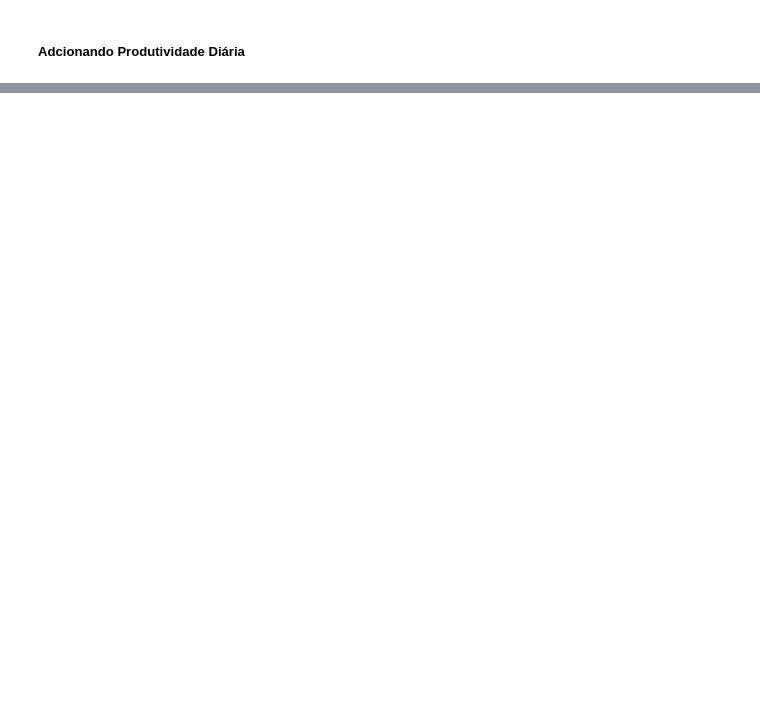
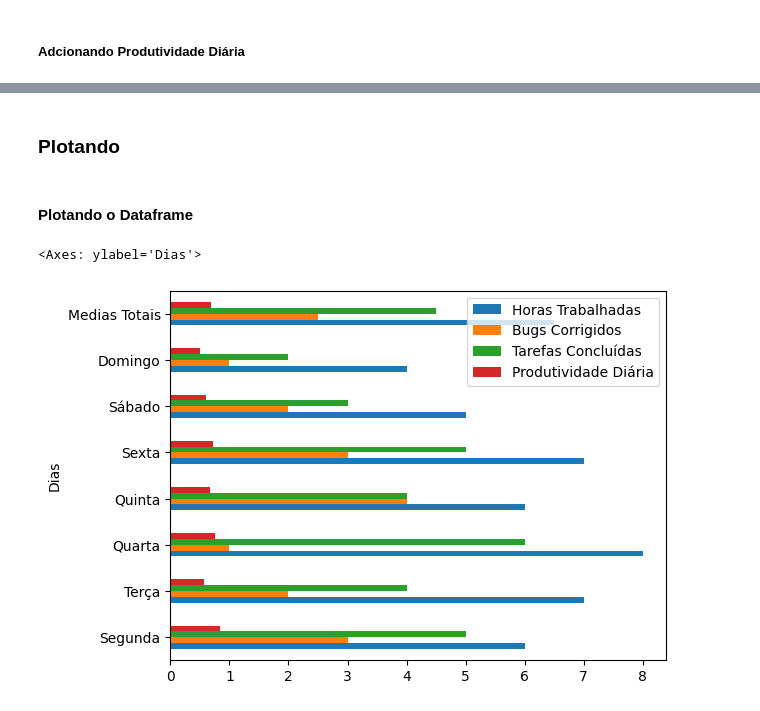
Before and after one commit to NewKanvas/M4-Projeto-Individual, a Jupyter notebook: notebook.ipynb, the cells around one changed output, grey strips where cells are left out. Drawn from its saved outputs; the diff is of its cells as text; code cells hidden in the pictures; blank space fills up the shorter version.

```diff
--- a/notebook.ipynb
+++ b/notebook.ipynb
@@ -100,0 +80,4 @@ db
+# %%
+db2 = db.set_index(['Dias'])
+db2.drop(['Totais'],inplace= True)
+db2
@@ -100,0 +95,9 @@ db
+# %% [markdown]
+### **Plotando**
+# %% [markdown]
+#### Plotando o Dataframe
+# %%
+db2.plot.barh()
+# %% [output]
+<Axes: ylabel='Dias'>
+[figure, added]
```
Also changed, not shown: parts of 14 cells of this notebook.
